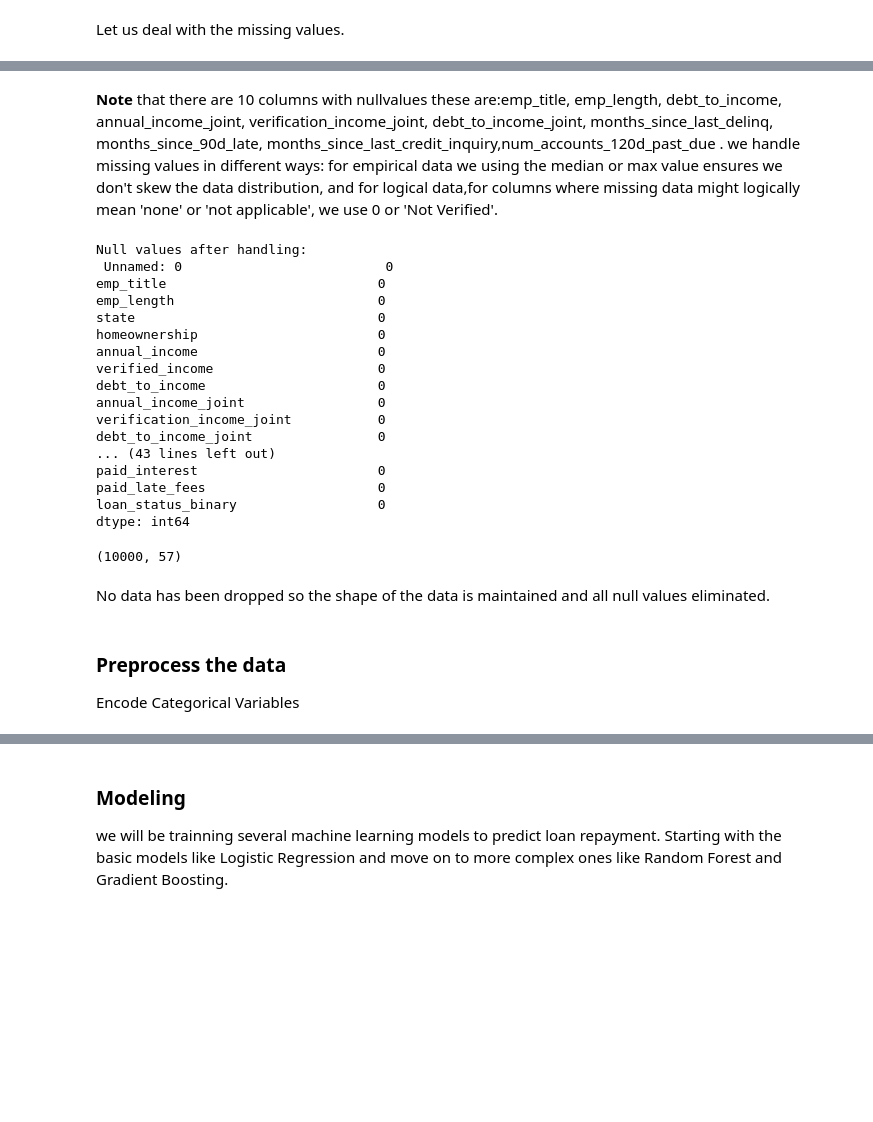
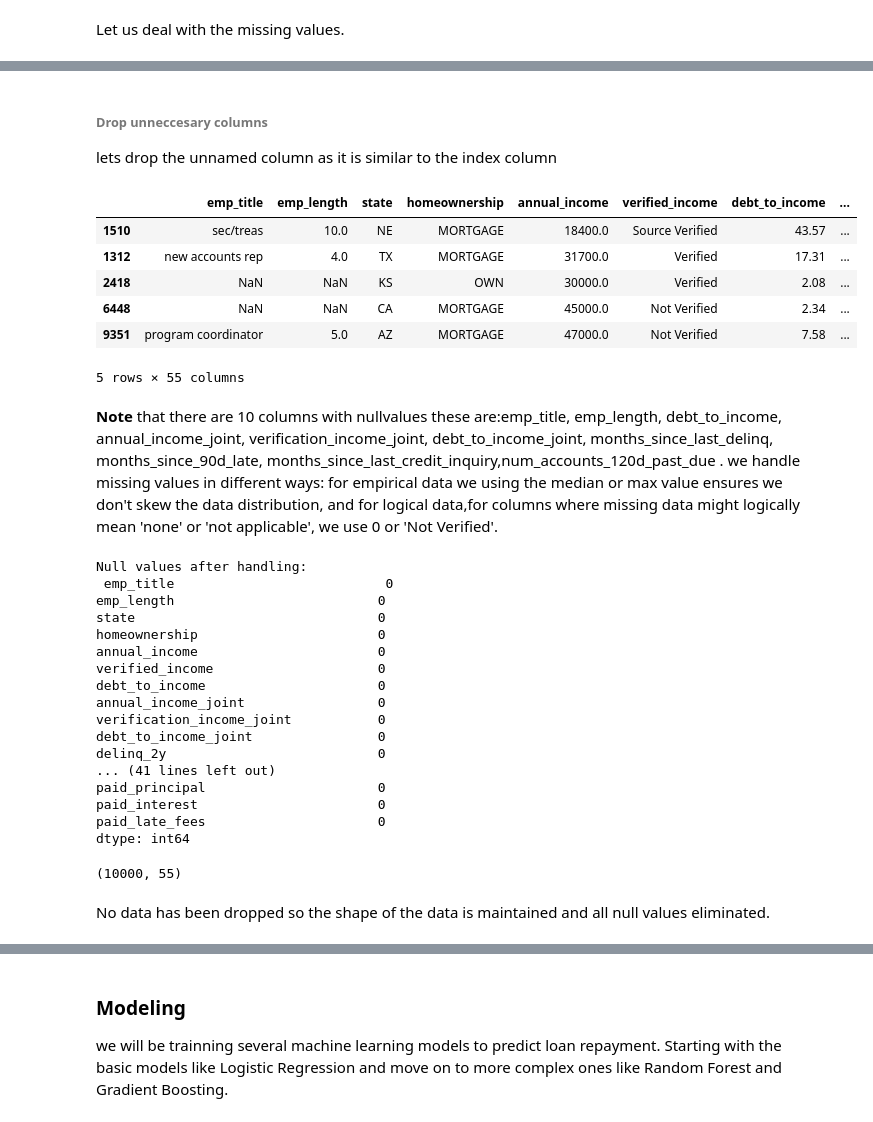
Before and after one commit to Nyabaga/phase-3-project, a Jupyter notebook: Prediction.ipynb, the cells around one changed output, grey strips where cells are left out. Drawn from its saved outputs; the diff is of its cells as text; code cells hidden in the pictures; blank space fills up the shorter version.

```diff
--- a/Prediction.ipynb
+++ b/Prediction.ipynb
@@ -170,4 +133,18 @@ loan_status_binary                   0.00
 dtype: float64
+# %% [markdown]
+###### Drop unneccesary columns
+lets drop the unnamed column as it is similar to the index column
+# %%
+data.drop(columns=['Unnamed: 0'], inplace=True)
+data.sample(5)
+# %% [output]
+|  | emp_title | emp_length | state | homeownership | annual_income | verified_income | debt_to_income | ... |
+| 1510 | sec/treas | 10.0 | NE | MORTGAGE | 18400.0 | Source Verified | 43.57 | ... |
+| 1312 | new accounts rep | 4.0 | TX | MORTGAGE | 31700.0 | Verified | 17.31 | ... |
+| 2418 | NaN | NaN | KS | OWN | 30000.0 | Verified | 2.08 | ... |
+| 6448 | NaN | NaN | CA | MORTGAGE | 45000.0 | Not Verified | 2.34 | ... |
+| 9351 | program coordinator | 5.0 | AZ | MORTGAGE | 47000.0 | Not Verified | 7.58 | ... |
+5 rows × 55 columns
 # %% [markdown]
 **Note** that there are 10 columns with  nullvalues these are:emp_title, emp_length, debt_to_income, annual_income_joint, verification_income_joint, debt_to_income_joint, months_since_last_delinq, months_since_90d_late, months_since_last_credit_inquiry,num_accounts_120d_past_due  .
 we handle missing values in different ways: for empirical data we using the median or max value ensures we don't skew the data distribution, and for logical data,for columns where missing data might logically mean 'none' or 'not applicable', we use 0 or 'Not Verified'.
@@ -188,8 +165,7 @@ data['num_accounts_120d_past_due'].fillna(0, inplace=True)
 print("Null values after handling:\n", data.isnull().sum())
 # %% [output]
 Null values after handling:
- Unnamed: 0                          0
-emp_title                           0
+ emp_title                           0
 emp_length                          0
 state                               0
 homeownership                       0
@@ -199,17 +175,15 @@ debt_to_income                      0
 annual_income_joint                 0
 verification_income_joint           0
 debt_to_income_joint                0
-... (43 lines left out)
+delinq_2y                           0
+... (41 lines left out)
+paid_principal                      0
 paid_interest                       0
 paid_late_fees                      0
-loan_status_binary                  0
 dtype: int64
 # %%
 data.shape
 # %% [output]
-(10000, 57)
+(10000, 55)
 # %% [markdown]
 No data has been dropped so the shape of the data  is maintained and all null values eliminated.
-# %% [markdown]
-### Preprocess the data
-Encode Categorical Variables
```
Also changed, not shown: parts of 23 cells of this notebook, 5 other files.
